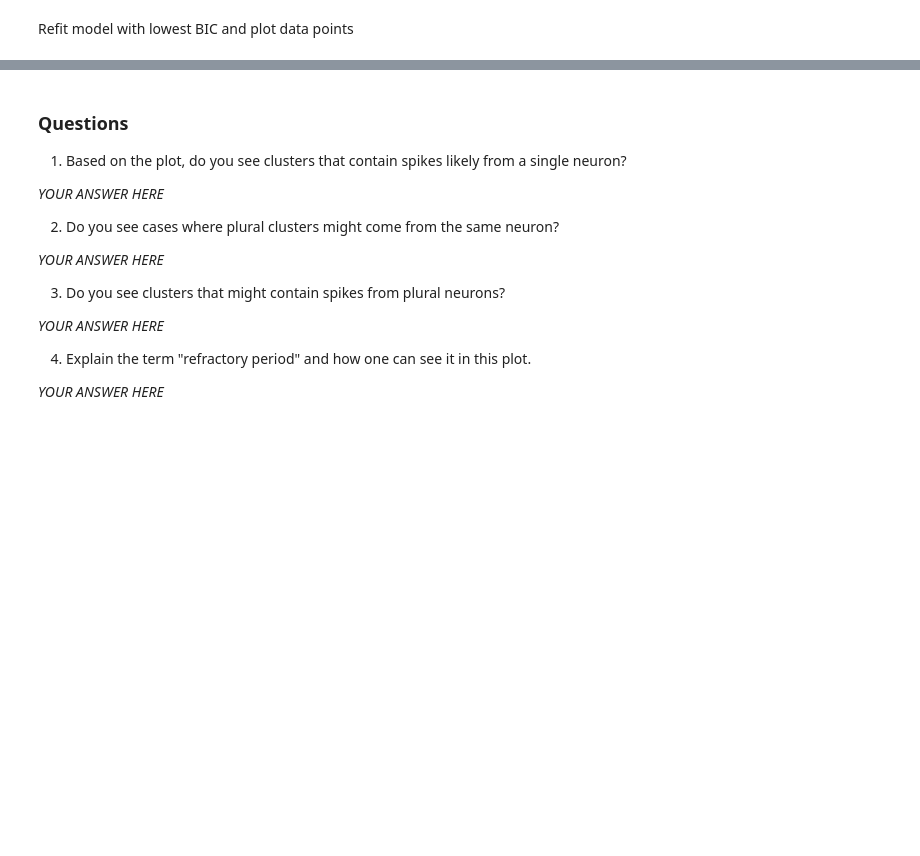
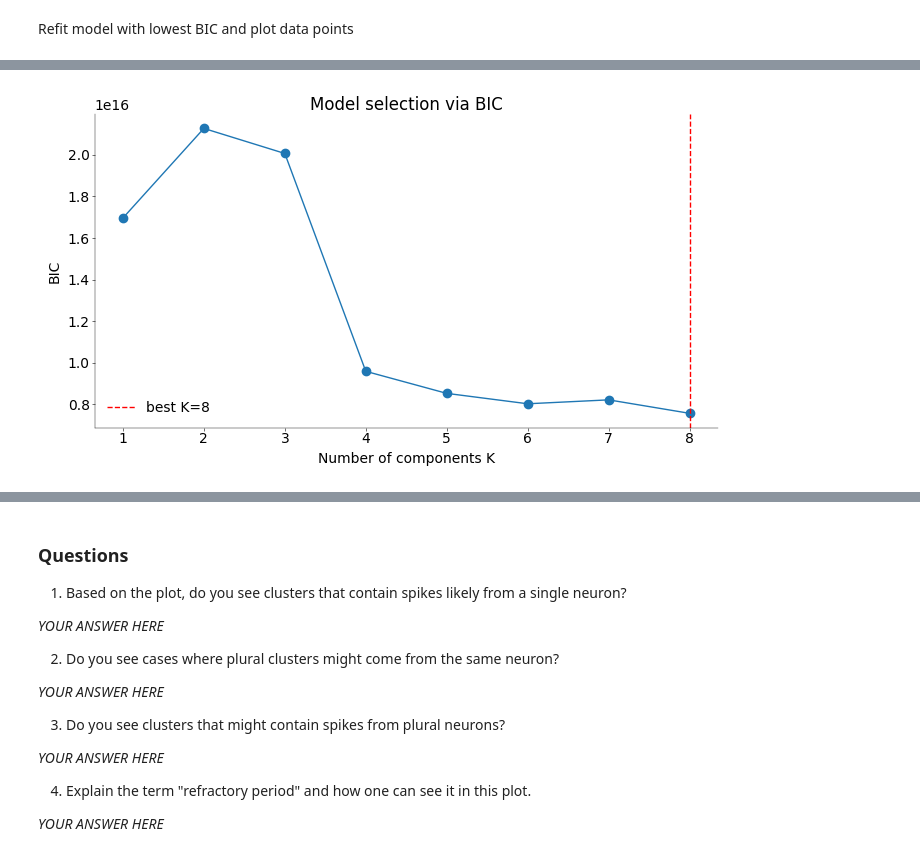
Before and after one commit to aeldably/Neural_Data_Science_Summer_2025, a Jupyter notebook: notebooks/CodingLab2.ipynb, the cells around one changed output, grey strips where cells are left out. Drawn from its saved outputs; the diff is of its cells as text; code cells hidden in the pictures; blank space fills up the shorter version.

```diff
--- a/notebooks/CodingLab2.ipynb
+++ b/notebooks/CodingLab2.ipynb
@@ -512,0 +515,96 @@ print(f"lowest BIC: # cluster = {K[kk]}")
+# %%
+import numpy as np
+import matplotlib.pyplot as plt
+from scipy.stats import multivariate_normal
+
+# assume `b` is your (N × 12) feature matrix loaded in the notebook
+
+
+def compute_bic(x, means, covs, weights):
+    """
+    Given data x (N×D) and a fitted MoG with parameters means[k], covs[k], weights[k],
+    compute the log-likelihood and then the BIC.
+    """
+    N, D = x.shape
+    K = len(weights)
+    # build a (K x N) matrix of log (π_k * N(x|μ_k,Σ_k))
+    log_probs = np.zeros((K, N))
+    for k in range(K):
+        # SciPy’s multivariate_normal will compute the normal log-density
+        rv = multivariate_normal(mean=means[k], cov=covs[k], allow_singular=True)
+        log_probs[k] = np.log(weights[k] + 1e-16) + rv.logpdf(x)
+    # for each sample i, log p(x_i) = logsumexp_k log_probs[k,i]
+    # → total log-likelihood
+    # np.logaddexp.reduce does log-sum-exp over axis=0
+    ll = np.sum(np.logaddexp.reduce(log_probs, axis=0))
+
+    # count free parameters:
+    # (K–1) mixing weights + K*D means + K*(D*(D+1)/2) covariance params
+    n_weights = K - 1
+    n_means = K * D
+    n_covs = K * (D * (D + 1) // 2)
+    p = n_weights + n_means + n_covs
+
+    bic = -2 * ll + p * np.log(N)
+    return bic, ll
+
+
+# ——————————————————————————————————————————————————————————
+# 1) Fit MoGs & compute BIC for K=1…Kmax
+Kmax = 8
+bics = []
+models = []  # will store (labels, means, covs, weights) for each K
+
+for K in range(1, Kmax + 1):
+    labels, means, covs, weights = fit_mog(
+        b,  # your N×12 feature matrix
+        n_clusters=K,
+        n_iters=20,
+        random_seed=0,
+    )
+    bic, ll = compute_bic(b, means, covs, weights)
+    bics.append(bic)
+    models.append((labels, means, covs, weights))
+    print(f"K={K:2d}   ll={ll:12.1f}   BIC={bic:10.1f}")
+
+# ——————————————————————————————————————————————————————————
+# 2) Pick best K
+best_idx = int(np.argmin(bics))
+best_K = best_idx + 1
+best_labels, best_means, best_covs, best_weights = models[best_idx]
+print(f"\n→ best K = {best_K}")
+
+# ——————————————————————————————————————————————————————————
+# 3) Plot BIC vs K
+plt.figure(figsize=(7, 4))
+plt.plot(range(1, Kmax + 1), bics, "o-")
+plt.axvline(best_K, color="r", linestyle="--", label=f"best K={best_K}")
+plt.xlabel("Number of components K")
+plt.ylabel("BIC")
+plt.title("Model selection via BIC")
+plt.legend()
+plt.tight_layout()
+plt.show()
+
+# ——————————————————————————————————————————————————————————
+# 4) Scatter plots of PC1 across your 4 channels
+import itertools
+
+pairs = list(itertools.combinations(range(4), 2))
+
+fig, axes = plt.subplots(2, 3, figsize=(12, 8))
+for ax, (i, j) in zip(axes.ravel(), pairs):
+    # recall b is N×12; assume features are ordered [PC1_ch1,PC2_ch1,…,PC1_ch4,…]
+    xi = b[:, i]  # PC1 of channel (i+1)
+    xj = b[:, j]  # PC1 of channel (j+1)
+    sc = ax.scatter(xi, xj, c=best_labels, s=5, alpha=0.6)
+    # overlay centroids:
+    ax.scatter(
+        best_means[:, i], best_means[:, j], c="k", marker="x", s=100, linewidths=2
+    )
+    ax.set_xlabel(f"PC1 Ch{i+1}")
+    ax.set_ylabel(f"PC1 Ch{j+1}")
+    ax.set_title(f"Ch{i+1} vs Ch{j+1}")
+plt.tight_layout()
+plt.show()
+# %% [output]
@@ -512,0 +621 @@ print(f"lowest BIC: # cluster = {K[kk]}")
+[figure, added]
```
Also changed, not shown: parts of 15 cells of this notebook, 2 other files.
